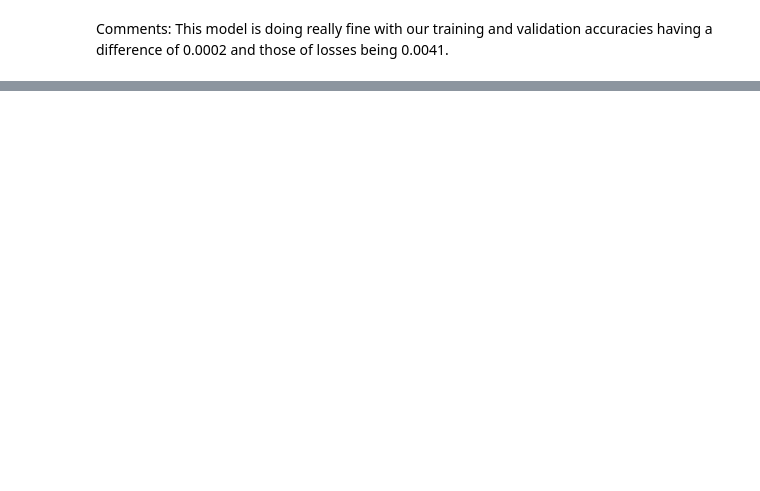
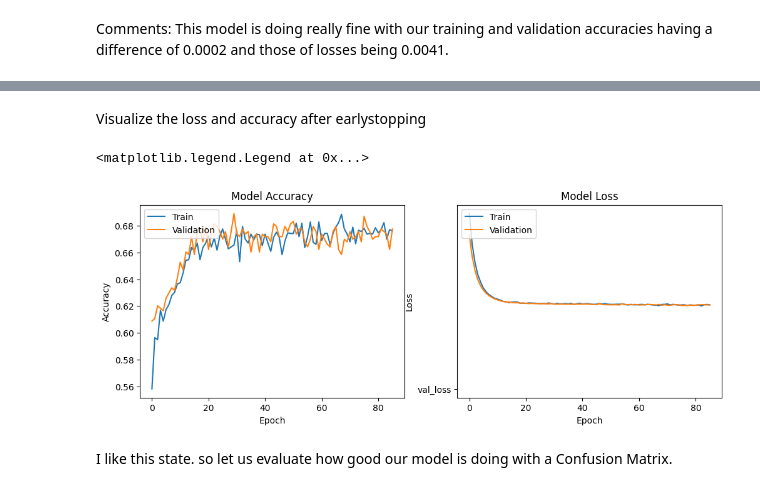
Before and after one commit to ZigaLarissa/Aqua_Rescan, a Jupyter notebook: backend/model.ipynb, the cells around one changed output, grey strips where cells are left out. Cells and saved outputs as stored; diff of their text form; code cells hidden in the pictures; blank space fills up the shorter version.

```diff
--- a/backend/model.ipynb
+++ b/backend/model.ipynb
@@ -524,0 +514,11 @@ plt.legend(['Train', 'Validation'], loc='upper left')
+# %%
+# introduce early stopping
+# early stopping
+early_stopping = tf.keras.callbacks.EarlyStopping(monitor='val_loss', patience=10, restore_best_weights=True)
+
+# L2 regularization
+regularizer = tf.keras.regularizers.l2(0.01)
+regularized_model_3 = neural_network_2(regularize=regularizer)
+
+# train the model
+history = regularized_model_3.fit(X_train, y_train, validation_data=(X_val, y_val), epochs=100, batch_size=32, verbose=1, callbacks=[early_stopping])
@@ -524,0 +543,26 @@ plt.legend(['Train', 'Validation'], loc='upper left')
+# %% [markdown]
+Visualize the loss and accuracy after earlystopping
+# %%
+# plot the training and validation accuracy after adding dropout and early stopping
+plt.figure(figsize=(12, 4))
+plt.subplot(1, 2, 1)
+plt.plot(history.history['accuracy'])
+plt.plot(history.history['val_accuracy'])
+plt.xlabel('Epoch')
+plt.ylabel('Accuracy')
+plt.title('Model Accuracy')
+plt.legend(['Train', 'Validation'], loc='upper left')
+
+plt.subplot(1, 2, 2)
+plt.plot(history.history['loss'])
+plt.plot(history.history['val_loss'])
+plt.plot('val_loss')
+plt.xlabel('Epoch')
+plt.ylabel('Loss')
+plt.title('Model Loss')
+plt.legend(['Train', 'Validation'], loc='upper left')
+# %% [output]
+<matplotlib.legend.Legend at 0x...>
+[figure, added]
+# %% [markdown]
+I like this state. so let us evaluate how good our model is doing with a Confusion Matrix.
```
Also changed, not shown: parts of 17 cells of this notebook.
